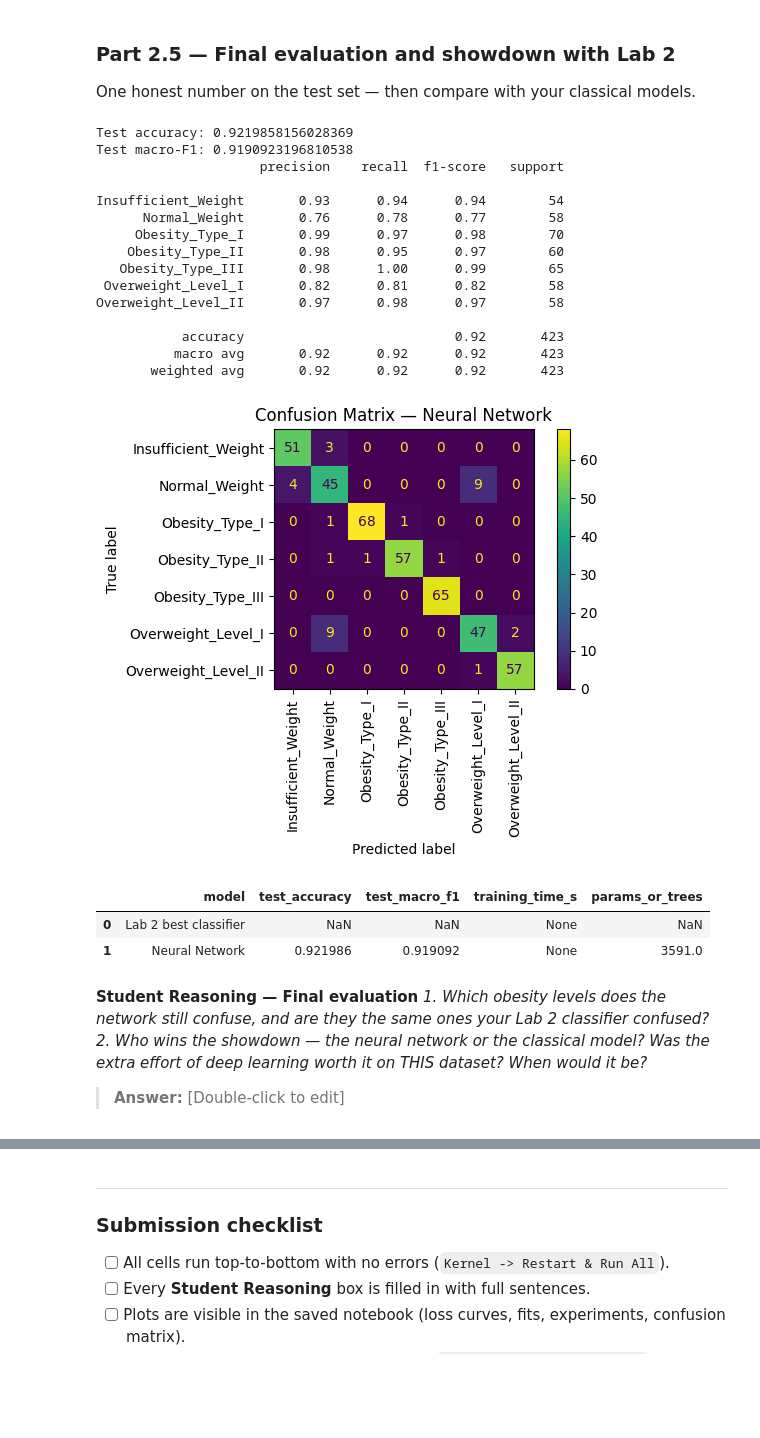
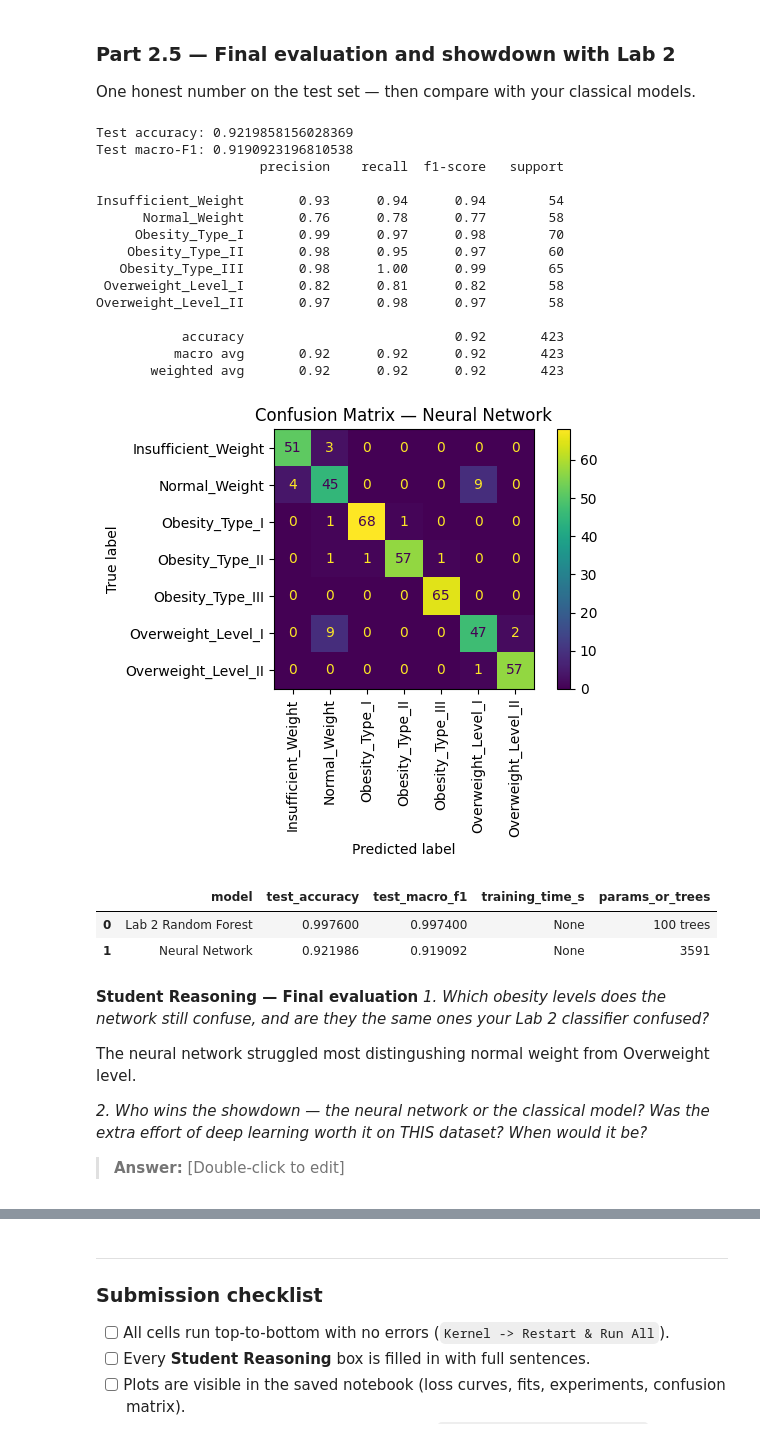
Before and after one commit to KingsleyNahyi/lab-3, a Jupyter notebook: Lab_3.ipynb, the cells around one changed output, grey strips where cells are left out. Saved outputs shown, nothing was run; the diff lists cells and outputs as text; code cells hidden in the pictures; blank space fills up the shorter version.

```diff
--- a/Lab_3.ipynb
+++ b/Lab_3.ipynb
@@ -782,7 +782,6 @@ One honest number on the test set — then compare with your classical models.
 #   cols = [test accuracy, test macro-F1, training time, number of parameters/trees]
 from sklearn.metrics import accuracy_score, f1_score, classification_report, ConfusionMatrixDisplay
 
-# Load best saved weights
 model.load_state_dict(torch.load("ffn_best.pt"))
 model.eval()
 
@@ -801,42 +800,46 @@ print("Test macro-F1:", test_f1)
 print(classification_report(all_true, all_preds, target_names=class_names))
 
 ConfusionMatrixDisplay.from_predictions(all_true, all_preds, display_labels=class_names, xticks_rotation=90)
 plt.title("Confusion Matrix — Neural Network")
 plt.tight_layout()
 plt.show()
 
-
+# Comparison table — Lab 2's best classifier (Random Forest) filled in from that notebook
 comparison = pd.DataFrame([
-    {"model": "Lab 2 best classifier", "test_accuracy": None, "test_macro_f1": None,
-     "training_time_s": None, "params_or_trees": None},
+    {"model": "Lab 2 Random Forest", "test_accuracy": 0.9976, "test_macro_f1": 0.9974,
+     "training_time_s": None, "params_or_trees": "100 trees"},
     {"model": "Neural Network", "test_accuracy": test_acc, "test_macro_f1": test_f1,
      "training_time_s": None, "params_or_trees": n_params},
 ])
 comparison
 # %% [output]
 Test accuracy: 0.9219858156028369
 Test macro-F1: 0.9190923196810538
                      precision    recall  f1-score   support
 
 Insufficient_Weight       0.93      0.94      0.94        54
       Normal_Weight       0.76      0.78      0.77        58
      Obesity_Type_I       0.99      0.97      0.98        70
     Obesity_Type_II       0.98      0.95      0.97        60
    Obesity_Type_III       0.98      1.00      0.99        65
  Overweight_Level_I       0.82      0.81      0.82        58
 Overweight_Level_II       0.97      0.98      0.97        58
 
            accuracy                           0.92       423
           macro avg       0.92      0.92      0.92       423
        weighted avg       0.92      0.92      0.92       423
 [figure]
 |  | model | test_accuracy | test_macro_f1 | training_time_s | params_or_trees |
-| 0 | Lab 2 best classifier | NaN | NaN | None | NaN |
-| 1 | Neural Network | 0.921986 | 0.919092 | None | 3591.0 |
+| 0 | Lab 2 Random Forest | 0.997600 | 0.997400 | None | 100 trees |
+| 1 | Neural Network | 0.921986 | 0.919092 | None | 3591 |
 # %% [markdown]
 **Student Reasoning — Final evaluation**
 *1. Which obesity levels does the network still confuse, and are they the same ones your
 Lab 2 classifier confused?*
+
+The neural network struggled most distingushing normal weight from Overweight level.
+
+
 *2. Who wins the showdown — the neural network or the classical model? Was the extra effort
 of deep learning worth it on THIS dataset? When would it be?*
 
```
Also changed, not shown: parts of 1 cell of this notebook.
